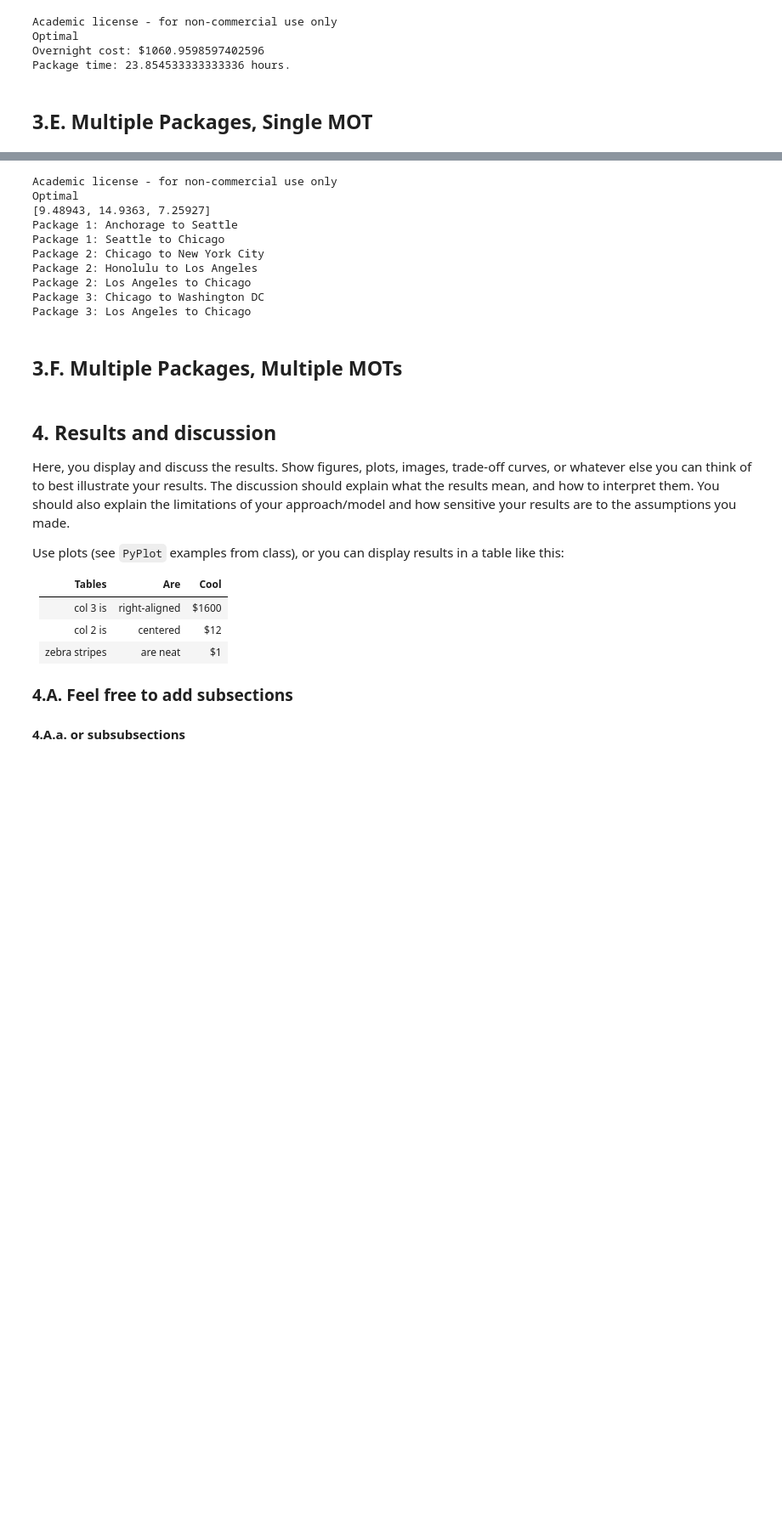
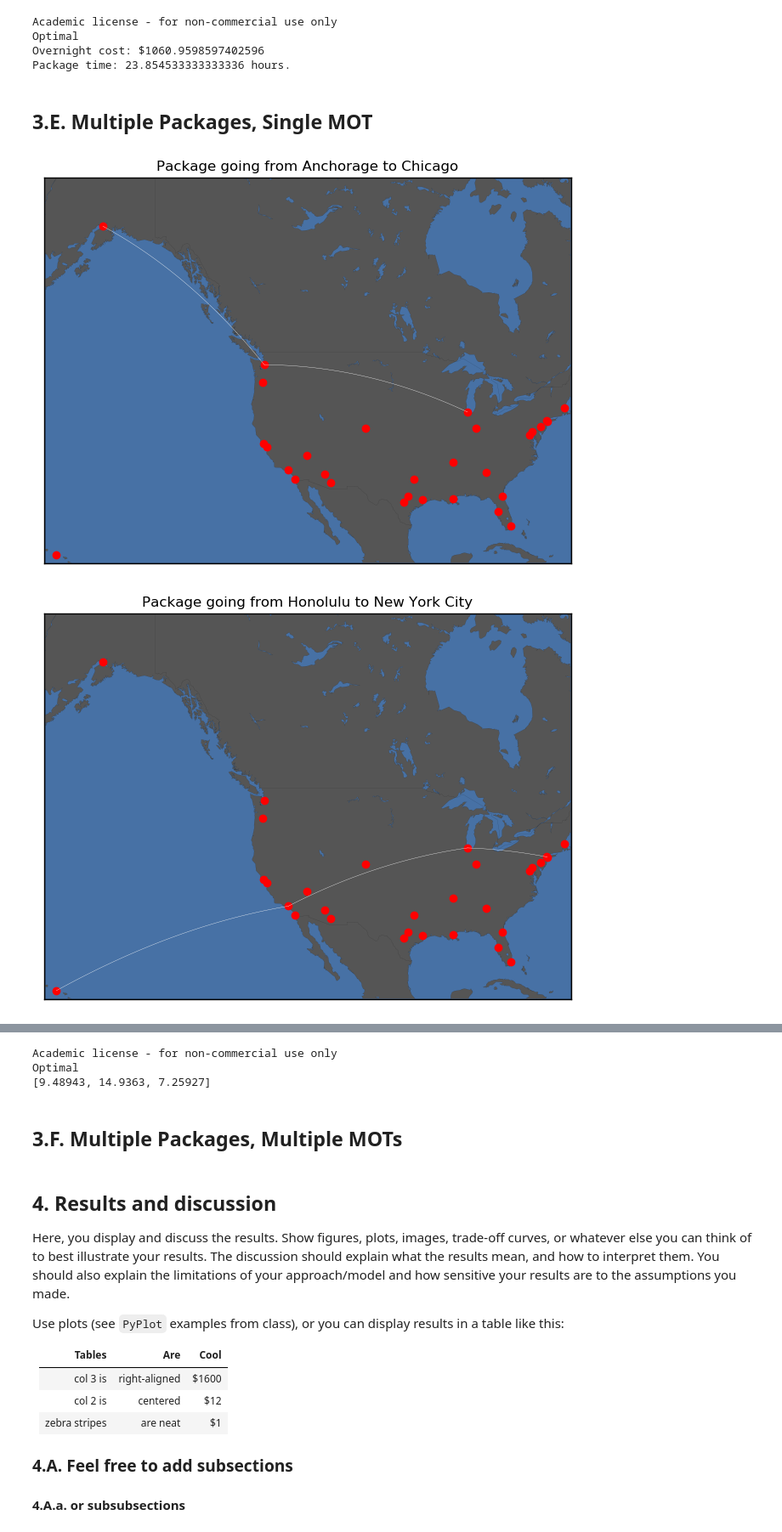
Before and after one commit to evandez/overnight-shipping, a Jupyter notebook: report.ipynb, the cells around one changed output, grey strips where cells are left out. Shown at 85% size. Drawn from its saved outputs; the diff is of its cells as text; code cells hidden in the pictures; blank space fills up the shorter version.

```diff
--- a/report.ipynb
+++ b/report.ipynb
@@ -480,6 +480,21 @@ into indices.
 """
 function convert_pkgs(packages, cities)
     return [[findfirst(cities, i[1]), findfirst(cities, i[2])] for i in packages]
+end
+
+function plot_mpsm(path, pkgs, title, city_names, latitudes, longitudes)
+    for i in 1:length(pkgs)
+        start_index, end_index = pkgs[i]
+        start_city = cities[pkgs[i][1]]
+        end_city = cities[pkgs[i][2]]
+        pkg_path = path[i, :, :]
+        pkg_color = rand(3,)
+
+        plot_spsm(pkg_path, "Package going from " * start_city *  " to " * end_city,
+            start_index, end_index, city_names, latitudes, longitudes)
+    end
+
+    plt[:show]()
 end
 
 pkgs = [
@@ -501,40 +516,40 @@ m = Model(solver = GurobiSolver(OutputFlag = false))
 # for each package, time limit = 24 hours
 @expression(m, total_time[i in 1:length(pkgs)],
     sum((mpsm_distances / AVG_AIRSPEED + SORTING_TIME) .* mpsm[i, :, :]))
 @constraint(m, total_time .<= 24)
 
 # each package's starting city has outward flow
 @constraint(m, [i in 1:length(pkgs)], sum(mpsm[i, pkgs[i][1], :]) == 1)
 @constraint(m, [i in 1:length(pkgs)], sum(mpsm[i, :, pkgs[i][1]]) == 0)
 
 # each package's ending city has inward flow
 @constraint(m, [i in 1:length(pkgs)], sum(mpsm[i, :, pkgs[i][2]]) == 1)
 @constraint(m, [i in 1:length(pkgs)], sum(mpsm[i, pkgs[i][2], :]) == 0)
 
 # all other cities for each package have balanced flow
 for i in 1:length(pkgs)
     start_city, end_city = pkgs[i]
     for j in 1:num_cities
         if j != start_city && j != end_city
             @constraint(m, sum(mpsm[i, j, :]) == sum(mpsm[i, :, j]))
         end
     end
 end
 
 # minimize total time taken by each package == min distance == min cost
 @objective(m, Min, sum(total_time));
 
 status = solve(m)
 println(status)
 println(getvalue(total_time))
-mpsm = getvalue(mpsm)
-for i in 1:length(pkgs)
-    for j in 1:num_cities
-        for k in 1:num_cities
-            if mpsm[i, j, k] > 0.2
-                println("Package ", i, ": ", cities[j], " to ", cities[k])
-            end
-        end
-    end
-end
+plot_mpsm(
+    getvalue(mpsm),
+    pkgs,
+    "3 Packages via Air",
+    cities,
+    latitudes,
+    longitudes
+)
 # %% [output]
+[figure, added]
+[figure, added]
@@ -541,13 +557,6 @@ end
 Academic license - for non-commercial use only
 Optimal
 [9.48943, 14.9363, 7.25927]
-Package 1: Anchorage to Seattle
-Package 1: Seattle to Chicago
-Package 2: Chicago to New York City
-Package 2: Honolulu to Los Angeles
-Package 2: Los Angeles to Chicago
-Package 3: Chicago to Washington DC
-Package 3: Los Angeles to Chicago
 # %% [markdown]
 ## 3.F. Multiple Packages, Multiple MOTs
 # %% [markdown]
```
Also changed, not shown: parts of 2 cells of this notebook.
